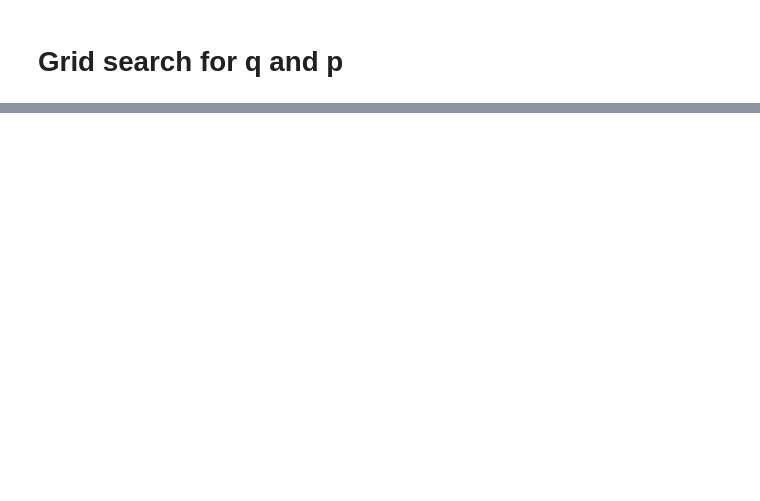
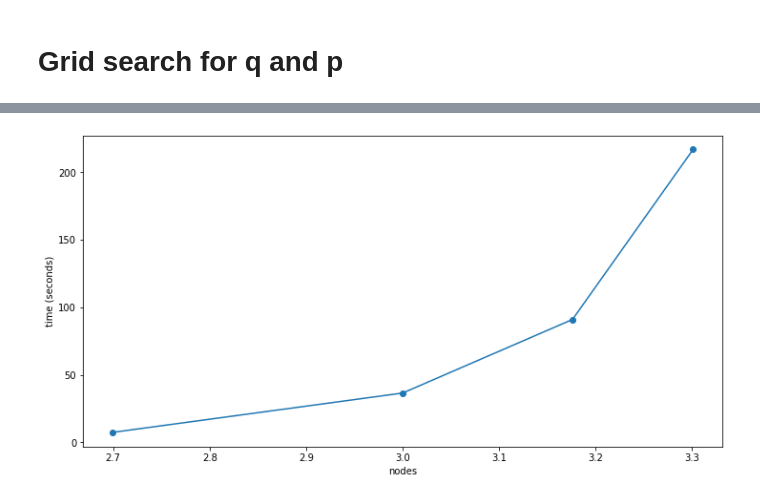
Before and after one commit to aditya-grover/node2vec, a Jupyter notebook: src/multi-classification.ipynb, the cells around one changed output, grey strips where cells are left out. Saved outputs shown, nothing was run; the diff lists cells and outputs as text; code cells hidden in the pictures; blank space fills up the shorter version.

```diff
--- a/src/multi-classification.ipynb
+++ b/src/multi-classification.ipynb
@@ -175,3 +183,10 @@ Perc: 0.9
 # %% [markdown]
 # Grid search for q and p
+# %%
+import subprocess
+
+def run_node2vec(input_file, output_file, p=1, q=1, is_weighted=False, delimiter='" "'):
+    cmd = f"python main.py --p {p} --q {q} --input {input_file} --output {output_file} --delimiter {delimiter}"
+    if is_weighted: cmd += " --weighted"
+    subprocess.run(cmd, shell=True, stdout=subprocess.PIPE)
 # %%
@@ -255,0 +309,26 @@ plot_grid(p, q, macro, Scores.MACRO)
+# %%
+import time
+import networkx as nx
+
+
+NODES_NUM_LIST = [500, 1000, 1500, 2000]
+EDGE_PROB = 0.1
+wall_time_experiments = []
+
+def export_graph(G, relative_path):
+    G_int = nx.convert_node_labels_to_integers(G, first_label = 0)
+    nx.readwrite.edgelist.write_edgelist(G = G_int, path = relative_path, data = False)
+
+for nodes_num in NODES_NUM_LIST:
+    G = nx.generators.random_graphs.erdos_renyi_graph(nodes_num, EDGE_PROB)
+
+    input_relative_path = f"../graph/scalability/nodesNum_{nodes_num}_scalability.edgelist"
+    export_graph(G, input_relative_path)
+    output_relative_path = f"../graph/scalability/nodesNum_{nodes_num}_scalability.emb"
+
+    start_time = time.time()
+    run_node2vec(input_relative_path, output_relative_path)
+    total_time = time.time() - start_time
+
+    wall_time_experiments.append(total_time)
+    print(f"Wall time for {nodes_num} nodes: {total_time}")
@@ -255,0 +340,13 @@ plot_grid(p, q, macro, Scores.MACRO)
+# %%
+def plot_scalability_exp(nodes_num_list, wall_times):
+    fig, ax = plt.subplots(figsize=(12, 6))
+
+    plt.plot(nodes_num_list, wall_times, marker='o')
+
+    plt.xlabel("nodes")
+    plt.ylabel("time (seconds)")
+    plt.savefig(f"../images/classification/scalability.png", dpi=300)
+aa = [np.log10(x) for x in NODES_NUM_LIST]
+plot_scalability_exp(aa, wall_time_experiments)
+# %% [output]
+[figure, added]
```
Also changed, not shown: parts of 8 cells of this notebook, 40 other files.
